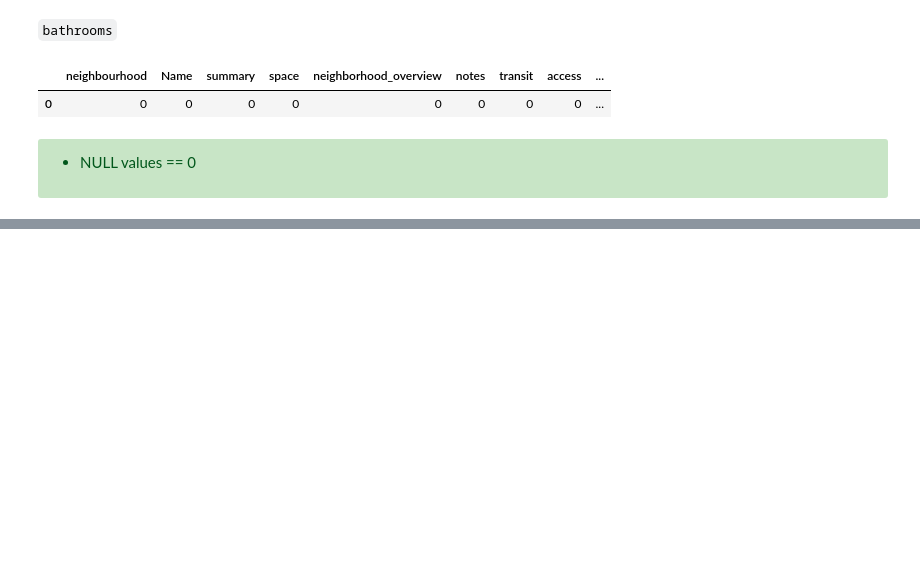
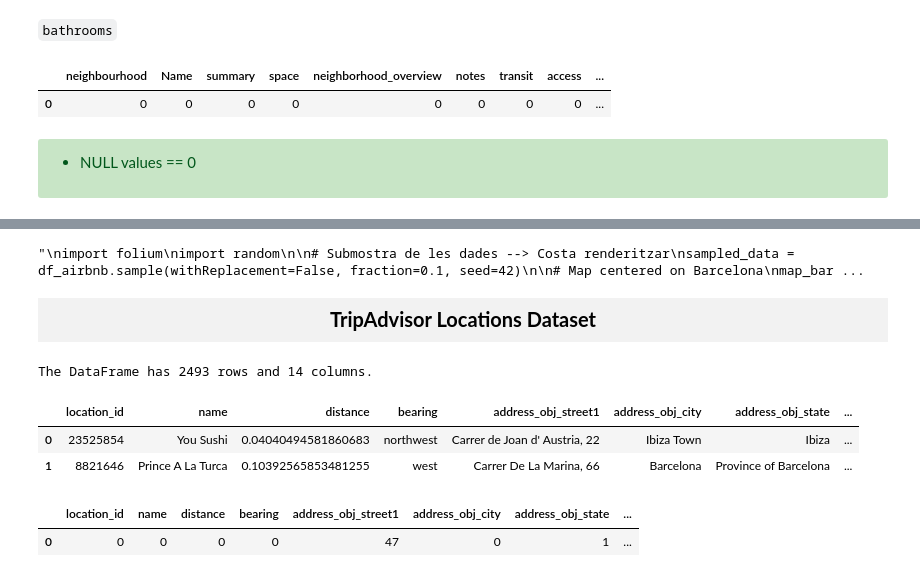
Before and after one commit to elenaalegret/Advanced-Databases, a Jupyter notebook: data_quality_pipeline/dataset_exploration.ipynb, the cells around one changed output, grey strips where cells are left out. Cells and saved outputs as stored; diff of their text form; code cells hidden in the pictures; blank space fills up the shorter version.

```diff
--- a/data_quality_pipeline/dataset_exploration.ipynb
+++ b/data_quality_pipeline/dataset_exploration.ipynb
@@ -875,0 +918,55 @@ nan_counts.toPandas()
+# %%
+'''
+import folium
+import random
+
+# Submostra de les dades --> Costa renderitzar
+sampled_data = df_airbnb.sample(withReplacement=False, fraction=0.1, seed=42)
+
+# Map centered on Barcelona
+map_barcelona = folium.Map(location=[41.3879, 2.1699], zoom_start=12)
+
+# Add markers for each point in the sample
+for row in sampled_data.collect():
+    folium.Marker(location=[row['latitude'], row['longitude']], icon=folium.Icon(icon='cloud')).add_to(map_barcelona)
+
+map_barcelona
+'''
+# %% [output]
+"\nimport folium\nimport random\n\n# Submostra de les dades --> Costa renderitzar\nsampled_data = df_airbnb.sample(withReplacement=False, fraction=0.1, seed=42)\n\n# Map centered on Barcelona\nmap_bar ...
+# %% [markdown]
+<div style="background-color:#F2F2F2; padding: 10px;">
+    <div style="text-align: center;">
+  <span style="font-family: 'Playfair Display', serif; font-size: 20px; font-weight: bold;">
+     TripAdvisor Locations Dataset
+  </span>
+</div>
+# %%
+df_locations = spark.read \
+  .format("jdbc") \
+  .option("url", jdbc_url) \
+  .option("driver", driver) \
+  .option("query", "SELECT * FROM df_tripadvisor_locations") \
+  .load()
+
+# '.' errors with points --> rename cols
+# Replace periods in column names with underscores
+exprs = [f"`{col_name}` as `{col_name.replace('.', '_')}`" for col_name in df_locations.columns]
+df_locations = df_locations.selectExpr(exprs)
+
+print("The DataFrame has {} rows and {} columns. \n".format(df_locations.count(), len(df_locations.columns)))
+
+df_locations.limit(2).toPandas()
+# %% [output]
+The DataFrame has 2493 rows and 14 columns.
+|  | location_id | name | distance | bearing | address_obj_street1 | address_obj_city | address_obj_state | ... |
+| 0 | 23525854 | You Sushi | 0.04040494581860683 | northwest | Carrer de Joan d' Austria, 22 | Ibiza Town | Ibiza | ... |
+| 1 | 8821646 | Prince A La Turca | 0.10392565853481255 | west | Carrer De La Marina, 66 | Barcelona | Province of Barcelona | ... |
+# %%
+# Checking  the NULL values
+nan_counts = df_locations.select([count(when(isnan(c) | col(c).isNull(), c)).alias(c) for c in df_locations.columns])
+total_nan_count = sum(nan_counts.collect()[0])
+nan_counts.toPandas()
+# %% [output]
+|  | location_id | name | distance | bearing | address_obj_street1 | address_obj_city | address_obj_state | ... |
+| 0 | 0 | 0 | 0 | 0 | 47 | 0 | 1 | ... |
```
Also changed, not shown: parts of 37 cells of this notebook, 4 other files.
